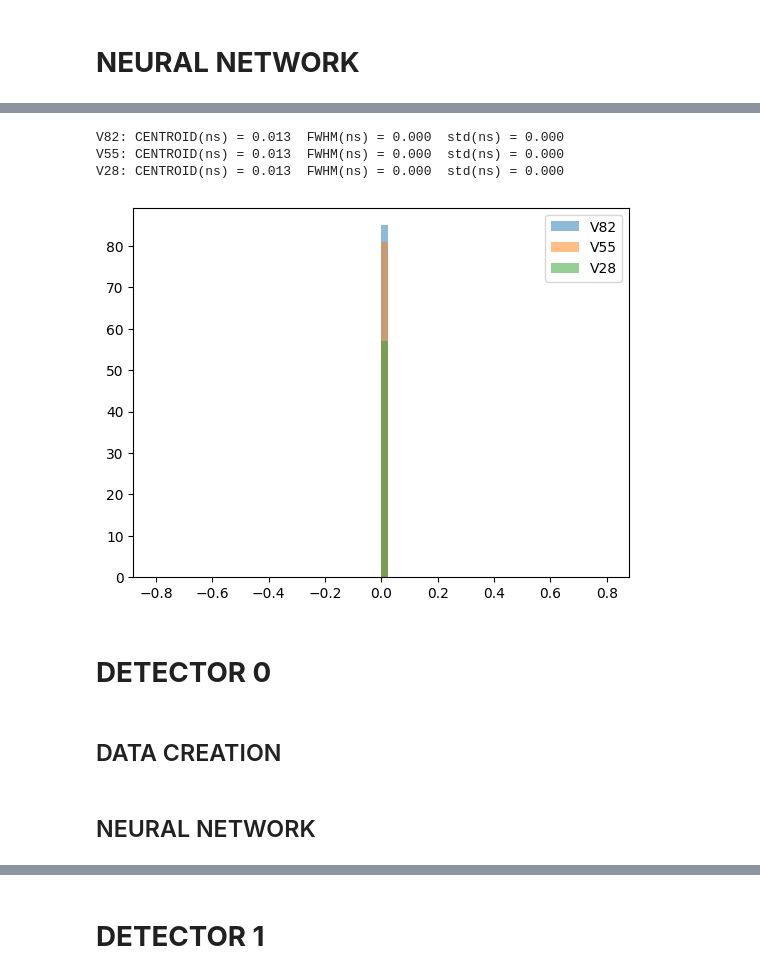
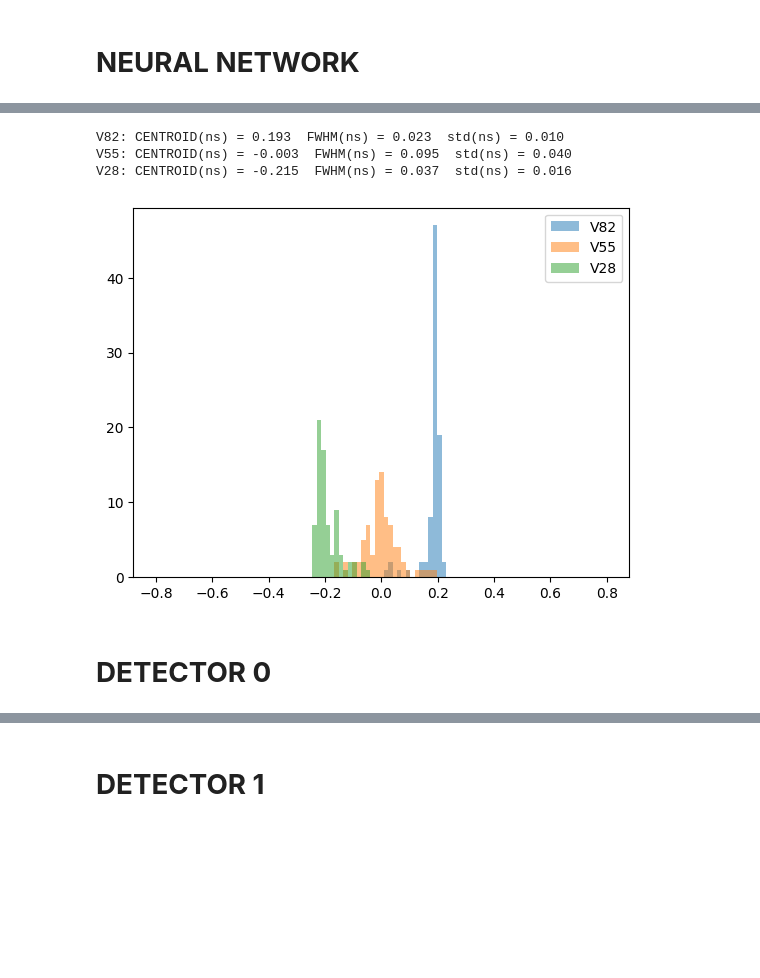
Before and after one commit to wjosefw/Signal-processing-with-Neural-networks, a Jupyter notebook: DEEP_TIMING_CONVOLUTIONAL.ipynb, the cells around one changed output, grey strips where cells are left out. Drawn from its saved outputs; the diff is of its cells as text; code cells hidden in the pictures; blank space fills up the shorter version.

```diff
--- a/DEEP_TIMING_CONVOLUTIONAL.ipynb
+++ b/DEEP_TIMING_CONVOLUTIONAL.ipynb
@@ -74,12 +84,12 @@ New time step: 0.0250
 # %%
 def model_definition(N_points):
 
-  input_shape = (N_points,2,1)
+  input_shape = (2,N_points,1)
 
 
   model = Sequential()
-  model.add(Conv2D(filters=4, kernel_size=(2, 2), activation='relu', padding = 'same', input_shape=input_shape)) #ouput_dim = (N_points, 2, 16)
-  model.add(Conv2D(filters=8, kernel_size=(2, 2), activation='relu', padding = 'same')) #ouput_dim = (N_points, 2, 32)
+  model.add(Conv2D(filters=16, kernel_size=(2, 2), activation='relu', padding = 'same', input_shape=input_shape)) #ouput_dim = (2, N_points, 16)
+  model.add(Conv2D(filters=32, kernel_size=(2, 2), activation='relu', padding = 'same')) #ouput_dim = (2, N_points, 32)
   model.add(MaxPooling2D((2, 2)))
   model.add(Flatten())
   model.add(Dense(4, activation='relu'))
@@ -90,4 +98,5 @@ model = model_definition(Nt_new)
 # %%
-model.compile(optimizer='adam',loss='MSE')
+model = model_definition(Nt_new)
+model.compile(optimizer='AdamW',loss='MSE')
 model.summary()
 # %% [output]
@@ -111,13 +122,3 @@ _________________________________________________________________
-# %%
-Ntrain_V55 = int(0.7*new_V55.shape[0])
-Ntrain_V28 = int(0.7*new_V28.shape[0])
-Ntrain_V82 = int(0.7*new_V82.shape[0])
-train_data = np.concatenate((new_V55[0:Ntrain_V55,:,:],new_V28[0:Ntrain_V28,:,:],new_V82[0:Ntrain_V82,:,:]),axis = 0)
-validation_data = np.concatenate((new_V55[Ntrain_V55:,:,:],new_V28[Ntrain_V28:,:,:],new_V82[Ntrain_V82:,:,:]),axis = 0)
-REF = np.zeros(train_data.shape[0])
-REF[0:Ntrain_V55] = 0
-REF[Ntrain_V55:Ntrain_V55 + Ntrain_V28] = -0.2
-REF[Ntrain_V55 + Ntrain_V28:] = 0.2
 # %%
-history = model.fit(train_data, REF, epochs=50)
+history = model.fit(train_data, REF, epochs=750, batch_size=64)
 # %% [output]
@@ -145,43 +146,41 @@ TOF = model.predict(validation_data)
 # %%
 Nval_V28 = new_V28[Ntrain_V28:,:,:].shape[0]
 Nval_V55 = new_V55[Ntrain_V55:,:,:].shape[0]
 Nval_V82 = new_V82[Ntrain_V82:,:,:].shape[0]
 #------------------------------------------- Histogram and gaussian fit -----------------------------------------------
-nbins=64
+nbins=101
 histogN_V82, binsN, patchesN  = plt.hist(TOF[Nval_V55 + Nval_V28:] - np.mean(TOF[0:Nval_V55]),bins=nbins,range=[-0.8,0.8],alpha = 0.5,label='V82');
 cbinsN = 0.5*(binsN[1:]+binsN[0:-1])
 HN, AN, x0N_V82, sigmaN_V82 = gauss_fit(cbinsN, histogN_V82)
 
 histogN_V55, binsN, patchesN  = plt.hist(TOF[0:Nval_V55] - np.mean(TOF[0:Nval_V55]),bins=nbins,range=[-0.8,0.8],alpha = 0.5,label='V55');
 cbinsN = 0.5*(binsN[1:]+binsN[0:-1])
 HN, AN, x0N_V55, sigmaN_V55 = gauss_fit(cbinsN, histogN_V55)
 
 histogN_V28, binsN, patchesN  = plt.hist(TOF[Nval_V55: Nval_V55 + Nval_V28] - np.mean(TOF[0:Nval_V55]),bins=nbins,range=[-0.8,0.8],alpha = 0.5,label='V28');
 cbinsN = 0.5*(binsN[1:]+binsN[0:-1])
 HN, AN, x0N_V28, sigmaN_V28 = gauss_fit(cbinsN, histogN_V28)
 plt.legend()
 
 
 FWHMN_V82 = 2.35482 * sigmaN_V82
 FWHMN_V55 = 2.35482 * sigmaN_V55
 FWHMN_V28 = 2.35482 * sigmaN_V28
 
 
 print('')
 print("V82: CENTROID(ns) = %.3f  FWHM(ns) = %.3f  std(ns) = %.3f" % (x0N_V82, FWHMN_V82, sigmaN_V82))
 print("V55: CENTROID(ns) = %.3f  FWHM(ns) = %.3f  std(ns) = %.3f" % (x0N_V55, FWHMN_V55, sigmaN_V55))
 print("V28: CENTROID(ns) = %.3f  FWHM(ns) = %.3f  std(ns) = %.3f" % (x0N_V28, FWHMN_V28, sigmaN_V28))
 # %% [output]
-V82: CENTROID(ns) = 0.013  FWHM(ns) = 0.000  std(ns) = 0.000
-V55: CENTROID(ns) = 0.013  FWHM(ns) = 0.000  std(ns) = 0.000
-V28: CENTROID(ns) = 0.013  FWHM(ns) = 0.000  std(ns) = 0.000
+V82: CENTROID(ns) = 0.193  FWHM(ns) = 0.023  std(ns) = 0.010
+V55: CENTROID(ns) = -0.003  FWHM(ns) = 0.095  std(ns) = 0.040
+V28: CENTROID(ns) = -0.215  FWHM(ns) = 0.037  std(ns) = 0.016
-[figure, old version]
+[figure, new version]
 # %% [markdown]
 # **DETECTOR 0**
 # %%
 train_data = np.concatenate((new_V55,new_V28,new_V82),axis = 0)
-# %% [markdown]
-## DATA CREATION
 # %%
 Ncasos = train_data.shape[0]
 INPUT_dec0 = np.zeros_like(train_data)
@@ -215,3 +214 @@ trainX_dec0 = INPUT_dec0[:,:,:]
 REF_train_dec0 = REF_dec0[:]
-# %% [markdown]
-## NEURAL NETWORK
```
Also changed, not shown: parts of 31 cells of this notebook.
